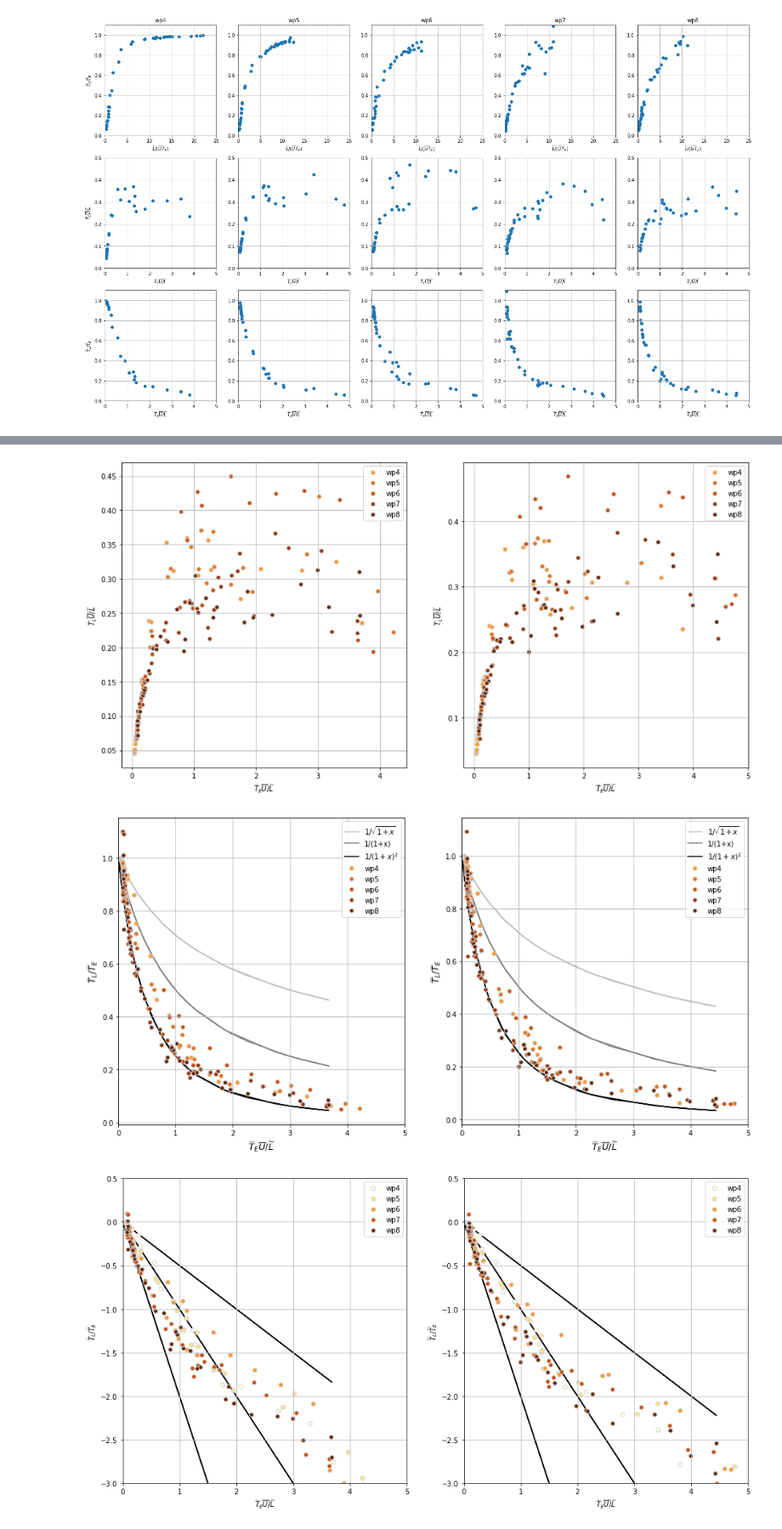
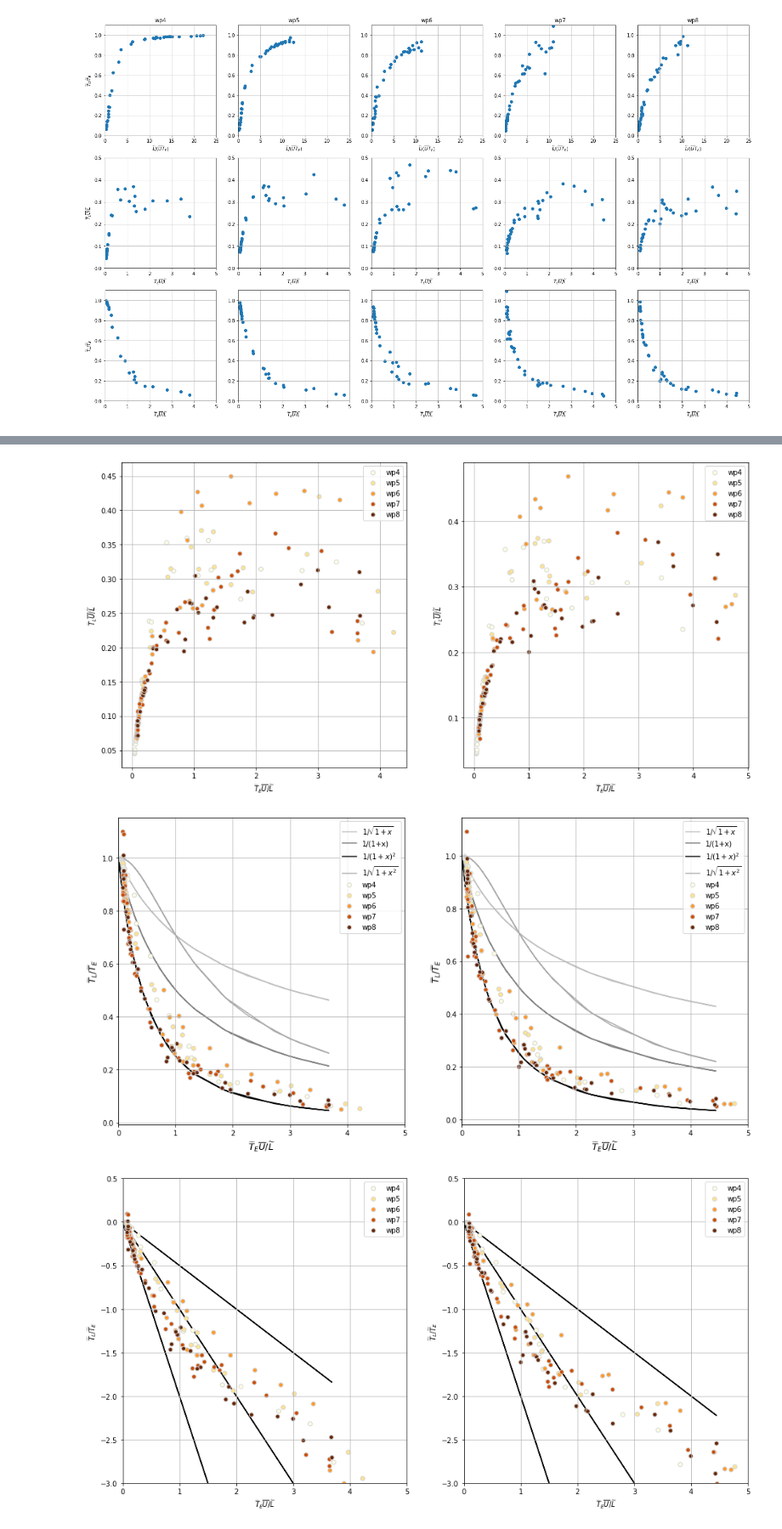
Before and after one commit to zcasparco/equinox_phd, a Jupyter notebook: synthesis/Synthesis_Tt_comp.ipynb, the cells around one changed output, grey strips where cells are left out. Shown at 85% size. Cells and saved outputs as stored; diff of their text form; code cells hidden in the pictures.

```diff
--- a/synthesis/Synthesis_Tt_comp.ipynb
+++ b/synthesis/Synthesis_Tt_comp.ipynb
@@ -161,22 +142,22 @@ for i,d in enumerate(ds):
 # %%
 fig,ax = plt.subplots(3,len(ds),figsize=(5*len(ds),15))
 for i,d in enumerate(ds):#,['wp4,wp5,wp6,wp7,wp8']):
-    x = d['Ta']/d['Te_u_avg']
-    y = d['Tl_u_avg']/d['Te_u_avg']
+    x = d['Ta']/d['E_u_avg'].sel(param='Tt')
+    y = d['L_u_avg'].sel(param='Tt')/d['E_u_avg'].sel(param='Tt')
     file = sorted(glob(path+'jet*1000j'))[i]
     wp = file[-20:-19]
     ax[0,i].scatter(x,y);ax[0,i].set_title('wp'+wp)
     ax[0,i].grid();ax[0,i].set_xlabel(r'$\widetilde{L}/(\overline{U}\widetilde{T}_E)$')
     ax[0,0].set_ylabel(r'$\widetilde{T}_L/\widetilde{T}_E$')
-    x = d['Te_u_avg']/d['Ta']
-    y = d['Tl_u_avg']/d['Ta']
+    x = d['E_u_avg'].sel(param='Tt')/d['Ta']
+    y = d['L_u_avg'].sel(param='Tt')/d['Ta']
     file = sorted(glob(path+'jet*1000j'))[i]
     wp = file[-20:-19]
     ax[1,i].scatter(x,y)
     ax[1,i].grid();ax[1,i].set_xlabel(r'$\widetilde{T}_E\overline{U}/\widetilde{L}$')
     ax[1,0].set_ylabel(r'$\widetilde{T}_L\overline{U}/\widetilde{L}$')
-    x = d['Te_u_avg']/d['Ta']
-    y = d['Tl_u_avg']/d['Te_u_avg']
+    x = d['E_u_avg'].sel(param='Tt')/d['Ta']
+    y = d['L_u_avg'].sel(param='Tt')/d['E_u_avg'].sel(param='Tt')
     file = sorted(glob(path+'jet*1000j'))[i]
     wp = file[-20:-19]
     ax[2,i].scatter(x,y)
@@ -190,22 +171,22 @@ for i,d in enumerate(ds):#,['wp4,wp5,wp6,wp7,wp8']):
 #Derived from v
 fig,ax = plt.subplots(3,len(ds),figsize=(5*len(ds),15))
 for i,d in enumerate(ds):#,['wp4,wp5,wp6,wp7,wp8']):
-    x = d['Ta']/d['Te_v_avg']
-    y = d['Tl_v_avg']/d['Te_v_avg']
+    x = d['Ta']/d['E_v_avg'].sel(param='Tt')
+    y = d['L_v_avg'].sel(param='Tt')/d['E_v_avg'].sel(param='Tt')
     file = sorted(glob(path+'jet*1000j'))[i]
     wp = file[-20:-19]
     ax[0,i].scatter(x,y);ax[0,i].set_title('wp'+wp)
     ax[0,i].grid();ax[0,i].set_xlabel(r'$\widetilde{L}/(\overline{U}\widetilde{T}_E)$')
     ax[0,0].set_ylabel(r'$\widetilde{T}_L/\widetilde{T}_E$')
-    x = d['Te_v_avg']/d['Ta']
-    y = d['Tl_v_avg']/d['Ta']
+    x = d['E_v_avg'].sel(param='Tt')/d['Ta']
+    y = d['L_v_avg'].sel(param='Tt')/d['Ta']
     file = sorted(glob(path+'jet*1000j'))[i]
     wp = file[-20:-19]
     ax[1,i].scatter(x,y)
     ax[1,i].grid();ax[1,i].set_xlabel(r'$\widetilde{T}_E\overline{U}/\widetilde{L}$')
     ax[1,0].set_ylabel(r'$\widetilde{T}_L\overline{U}/\widetilde{L}$')
-    x = d['Te_v_avg']/d['Ta']
-    y = d['Tl_v_avg']/d['Te_v_avg']
+    x = d['E_v_avg'].sel(param='Tt')/d['Ta']
+    y = d['L_v_avg'].sel(param='Tt')/d['E_v_avg'].sel(param='Tt')
     file = sorted(glob(path+'jet*1000j'))[i]
     wp = file[-20:-19]
     ax[2,i].scatter(x,y)
@@ -221,10 +202,10 @@ cmap = plt.get_cmap('YlOrBr')
 colors = [cmap(i) for i in np.linspace(0, 1, number)]
 # %%
 fig,axs = plt.subplots(1,2,figsize=(16,8))
-for ax, V in zip(axs,[['Te_u_avg','Tl_u_avg'],['Te_v_avg','Tl_v_avg']]):
+for ax, V in zip(axs,[['E_u_avg','L_u_avg'],['E_v_avg','L_v_avg']]):
     for i,d,c in zip(range(len(ds)),ds,colors):#,['wp4,wp5,wp6,wp7,wp8']):
-        x = d['Ta']/d[V[0]]
-        y = d[V[1]]/d[V[0]]
+        x = d['Ta']/d[V[0]].sel(param='Tt')
+        y = d[V[1]].sel(param='Tt')/d[V[0]].sel(param='Tt')
         file = sorted(glob(path+'jet*1000j'))[i]
         wp = file[-20:-19]
         c = np.full((y.size,4),c)
@@ -238,9 +219,9 @@ for ax, V in zip(axs,[['Te_u_avg','Tl_u_avg'],['Te_v_avg','Tl_v_avg']]):
 # %%
 fig,axs = plt.subplots(1,2,figsize=(16,8))
-for ax, V in zip(axs,[['Te_u_avg','Tl_u_avg'],['Te_v_avg','Tl_v_avg']]):
+for ax, V in zip(axs,[['E_u_avg','L_u_avg'],['E_v_avg','L_v_avg']]):
     for i,d,c in zip(range(len(ds)),ds,colors):#,['wp4,wp5,wp6,wp7,wp8']):
-        x = d[V[0]]/d['Ta']
-        y = d[V[1]]/d['Ta']
+        x = d[V[0]].sel(param='Tt')/d['Ta']
+        y = d[V[1]].sel(param='Tt')/d['Ta']
         file = sorted(glob(path+'jet*1000j'))[i]
         wp = file[-20:-19]
         c = np.full((y.size,4),c)
@@ -250,27 +231,27 @@ for ax, V in zip(axs,[['Te_u_avg','Tl_u_avg'],['Te_v_avg','Tl_v_avg']]):
     ax.set_xlabel(r'$\widetilde{T}_E\overline{U}/\widetilde{L}$')
     ax.set_ylabel(r'$\widetilde{T}_L\overline{U}/\widetilde{L}$')
 # %% [output]
-[figure, old version]
+[figure, new version]
 # %%
 fig,axs = plt.subplots(1,2,figsize=(16,8))
-for ax, V in zip(axs,[['Te_u_avg','Tl_u_avg'],['Te_v_avg','Tl_v_avg']]):
+for ax, V in zip(axs,[['E_u_avg','L_u_avg'],['E_v_avg','L_v_avg']]):
     for i,d,c in zip(range(len(ds)),ds,colors):#,['wp4,wp5,wp6,wp7,wp8']):
-        x = d[V[0]]/d['Ta']
-        y = d[V[1]]/d[V[0]]
+        x = d[V[0]].sel(param='Tt')/d['Ta']
+        y = d[V[1]].sel(param='Tt')/d[V[0]].sel(param='Tt')
         file = sorted(glob(path+'jet*1000j'))[i]
         wp = file[-20:-19]
         c = np.full((y.size,4),c)
         ax.scatter(x,y,label='wp'+wp,c=c,edgecolor='lightgrey')
     ax.plot(x,1/np.sqrt(1+x),c='silver',zorder=-1,label=r'1/$\sqrt{1+x}$')
     ax.plot(x,1/(1+x),c='grey',zorder=-1,label=r'1/(1+x)')
     ax.plot(x,1/((1+x)**2),c='k',zorder=-1,label=r'1/$(1+x)^2$')
-  #  ax.plot(x,1/(np.sqrt(1+x**2)),c='darkgrey',zorder=-1,label=r'1/$\sqrt{1+x^2}$')
+    ax.plot(x,1/(np.sqrt(1+x**2)),c='darkgrey',zorder=-1,label=r'1/$\sqrt{1+x^2}$')
     ax.grid()
     ax.legend()
     ax.set_xlabel(r'$\widetilde{T}_E\overline{U}/\widetilde{L}$',fontsize=fontsize)
     ax.set_ylabel(r'$\widetilde{T}_L/\widetilde{T}_E$',fontsize=fontsize)
     ax.set_xlim(0,5)
 # %% [output]
-[figure, old version]
+[figure, new version]
 # %%
 fig,axs = plt.subplots(1,2,figsize=(16,8))
```
Also changed, not shown: parts of 16 cells of this notebook.
